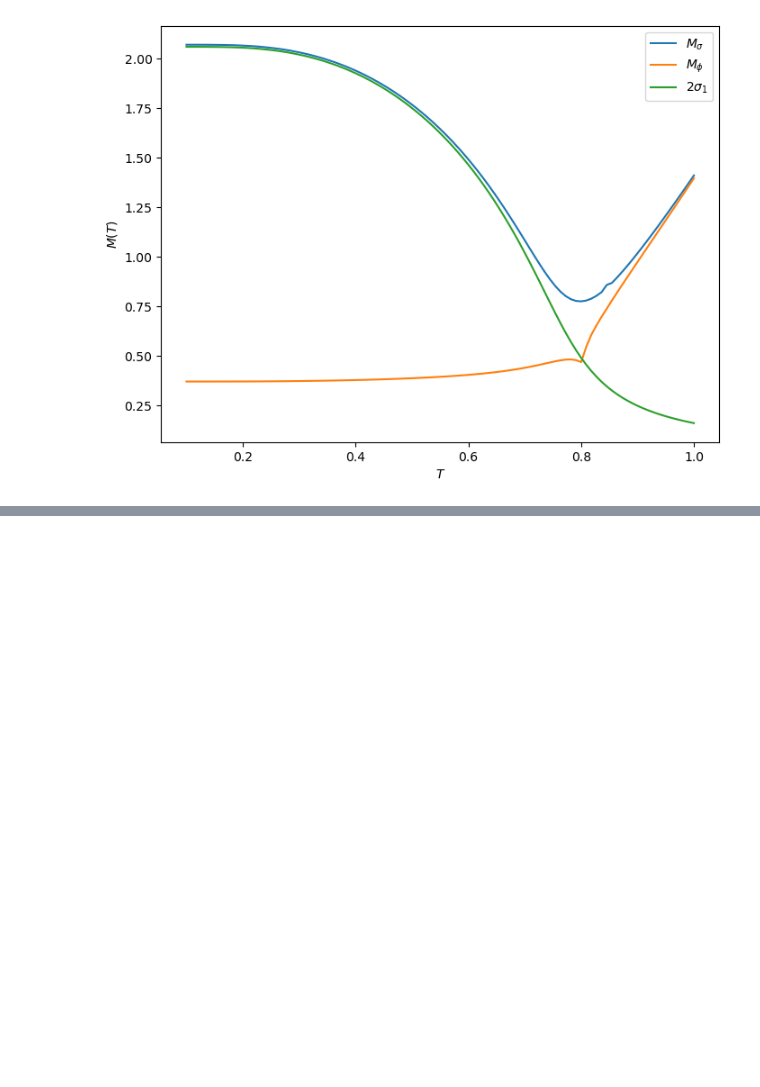
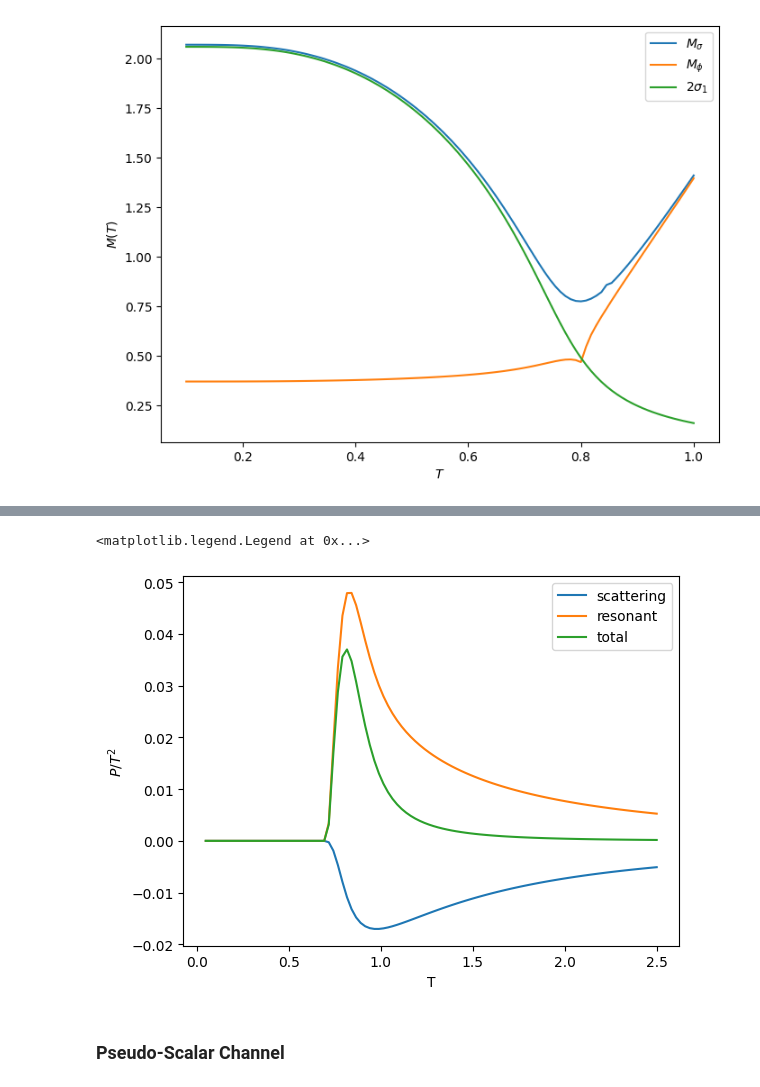
Before and after one commit to biplab37/Graphene, a Jupyter notebook: GN_model.ipynb, the cells around one changed output, grey strips where cells are left out. Cells and saved outputs as stored; diff of their text form; code cells hidden in the pictures; blank space fills up the shorter version.

```diff
--- a/GN_model.ipynb
+++ b/GN_model.ipynb
@@ -72,0 +124,18 @@ ax2.legend()
+# %%
+mu = 0.0
+temprange = np.linspace(0.05,2.5,num=100)
+pressure_sigma_sc = np.array([ jl.pressure(jl.phasesc_σ,temp,mu,param) for temp in temprange ] )
+pressure_sigma_r = np.array([ jl.pressure(jl.phaser_σ,temp,mu,param) for temp in temprange ] )
+pressure_sigma_tot = pressure_sigma_r + pressure_sigma_sc
+# %%
+plt.plot(temprange,pressure_sigma_sc,label='scattering')
+plt.plot(temprange,pressure_sigma_r,label='resonant')
+plt.plot(temprange,pressure_sigma_tot,label='total')
+plt.xlabel('T')
+plt.ylabel(r'$P/T^2$')
+plt.legend()
+# %% [output]
+<matplotlib.legend.Legend at 0x...>
+[figure, added]
+# %% [markdown]
+### Pseudo-Scalar Channel
```
Also changed, not shown: parts of 15 cells of this notebook, 1 other file.
